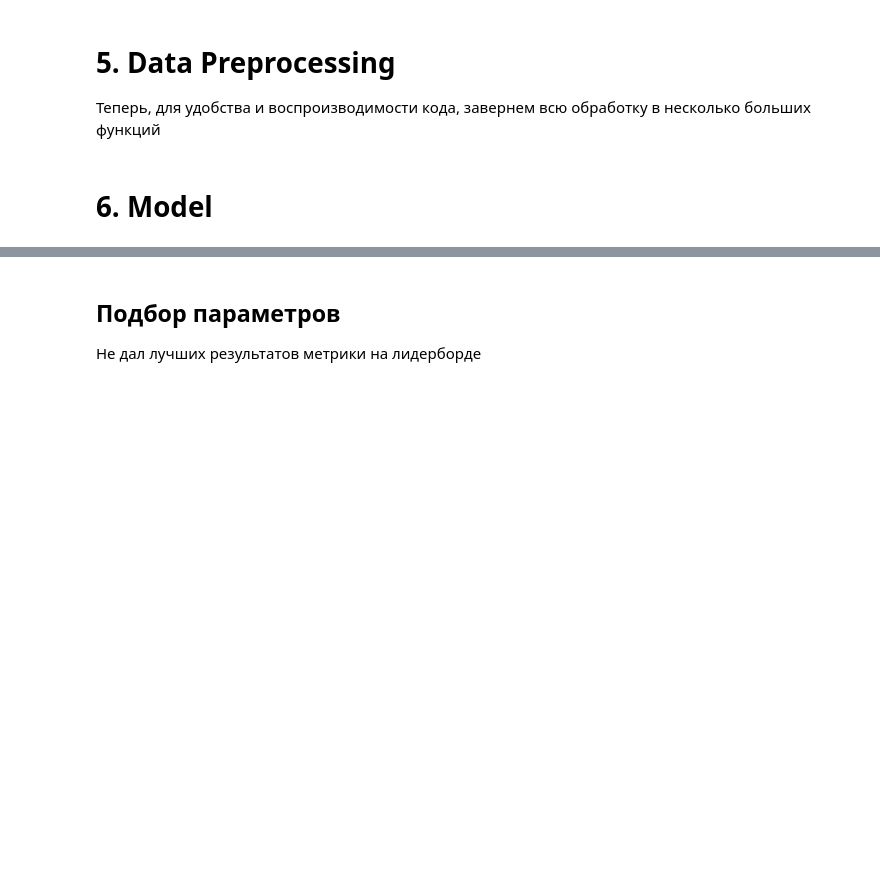
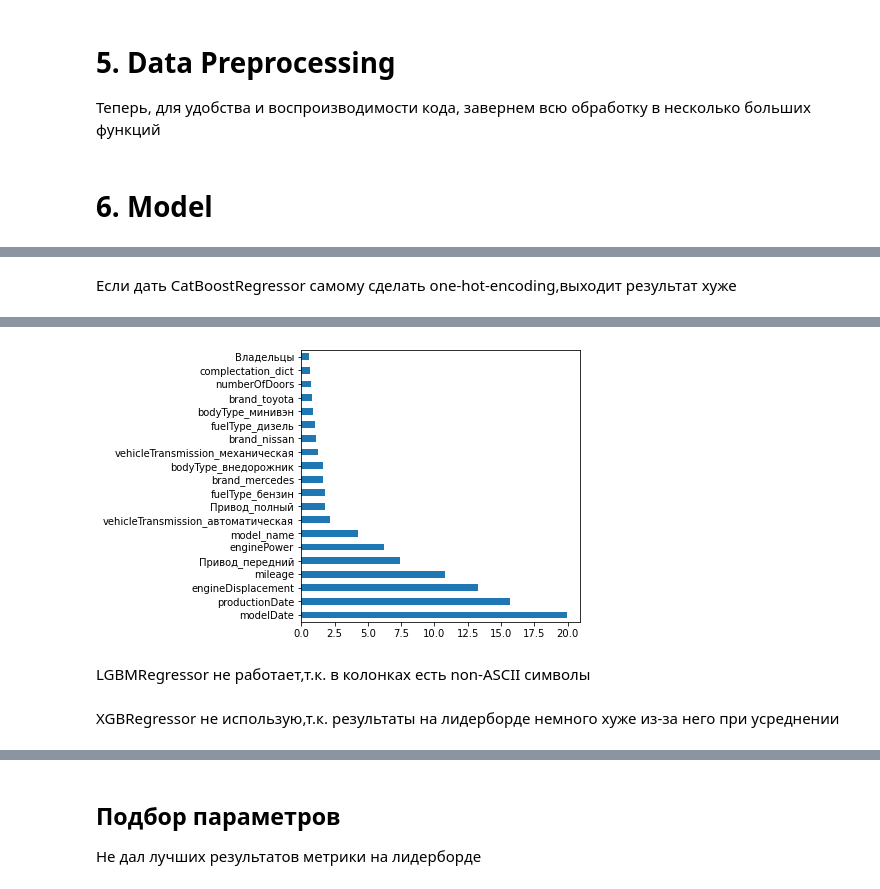
Before and after one commit to kotche/SF, a Jupyter notebook: module_5/sf-car-price-prediction-kotcher.ipynb, the cells around one changed output, grey strips where cells are left out. Cells and saved outputs as stored; diff of their text form; code cells hidden in the pictures; blank space fills up the shorter version.

Commit message:
best score

```diff
--- a/module_5/sf-car-price-prediction-kotcher.ipynb
+++ b/module_5/sf-car-price-prediction-kotcher.ipynb
@@ -613,8 +590,7 @@ def change_ltr(row):
         return 0
 
 
-data_temp['enginePower'] = data_temp['enginePower'].apply(
-    change_ltr).astype('int64')
+data_temp['enginePower'] = data_temp['enginePower'].apply(change_ltr).astype('int64')
 # %% [markdown]
 ### equipment_dict
 # %%
@@ -1672,17 +1607,12 @@ for col in col_en:
+# %%
+models = []
 # %%
 %%time
-# RandomForestRegressor # best MAPE ноут/лидерборд : 10.90895 / 11.96442
 
-train_data = data_temp.query('sample == 1').drop(['sample'], axis=1)
+X_train, X_test, y_train, y_test = train_test_split(X, y, test_size=0.2, shuffle=True, random_state=RANDOM_SEED)
 
-X = train_data.drop(['price'], axis=1)
-y = train_data['price'].values
-
-X_train, X_test, y_train, y_test = train_test_split(
-    X, y, test_size=0.2, shuffle=True, random_state=RANDOM_SEED)
-
-model = RandomForestRegressor(
-    n_estimators=300, verbose=1, n_jobs=-1, random_state=RANDOM_SEED)
+#RandomForestRegressor # best MAPE ноут/лидерборд : 10.90895 / 11.96442
+model = RandomForestRegressor(n_estimators=300, verbose=1, n_jobs=-1, random_state=RANDOM_SEED)
 model.fit(X_train, y_train)
 
 y_pred = model.predict(X_test)
@@ -1693,7 +1623,9 @@ y_pred = np.round(np.exp(y_pred))
 print(f'MAPE: {np.round(mape(y_test,y_pred),5)}')
 
 # в RandomForestRegressor есть возможность вывести самые важные признаки для модели
-plt.rcParams['figure.figsize'] = (5, 5)
+plt.rcParams['figure.figsize'] = (5,5)
 feat_importances = pd.Series(model.feature_importances_, index=X.columns)
 feat_importances.nlargest(20).plot(kind='barh')
+
+models.append(model)
 # %% [output]
@@ -1711 +1643,3 @@ Wall time: 43.7 s
 [figure]
+# %% [markdown]
+Если дать CatBoostRegressor самому сделать one-hot-encoding,выходит результат хуже
@@ -1711,0 +1673,24 @@ Wall time: 43.7 s
+# %%
+%%time
+
+X_train, X_test, y_train, y_test = train_test_split(X, y, test_size=0.2, shuffle=True, random_state=RANDOM_SEED)
+
+#CatBoostRegressor # best MAPE ноут/лидерборд : 10.71019 /  12.34601
+model = CatBoostRegressor(iterations = 5000,learning_rate = 0.1,random_seed = RANDOM_SEED,eval_metric='MAPE',logging_level='Silent')
+
+model.fit(X_train, y_train)
+
+y_pred = model.predict(X_test)
+
+y_test = np.round(np.exp(y_test))
+y_pred = np.round(np.exp(y_pred))
+
+print(f'MAPE: {np.round(mape(y_test,y_pred),5)}')
+
+# в RandomForestRegressor есть возможность вывести самые важные признаки для модели
+plt.rcParams['figure.figsize'] = (5,5)
+feat_importances = pd.Series(model.feature_importances_, index=X.columns)
+feat_importances.nlargest(20).plot(kind='barh')
+
+models.append(model)
+# %% [output]
@@ -1711,0 +1700,3 @@ Wall time: 43.7 s
+[figure, added]
+# %% [markdown]
+LGBMRegressor не работает,т.к. в колонках есть non-ASCII символы
@@ -1711,0 +1713,2 @@ Wall time: 43.7 s
+# %% [markdown]
+XGBRegressor не использую,т.к. результаты на лидерборде немного хуже из-за него при усреднении
```
Also changed, not shown: parts of 73 cells of this notebook.
